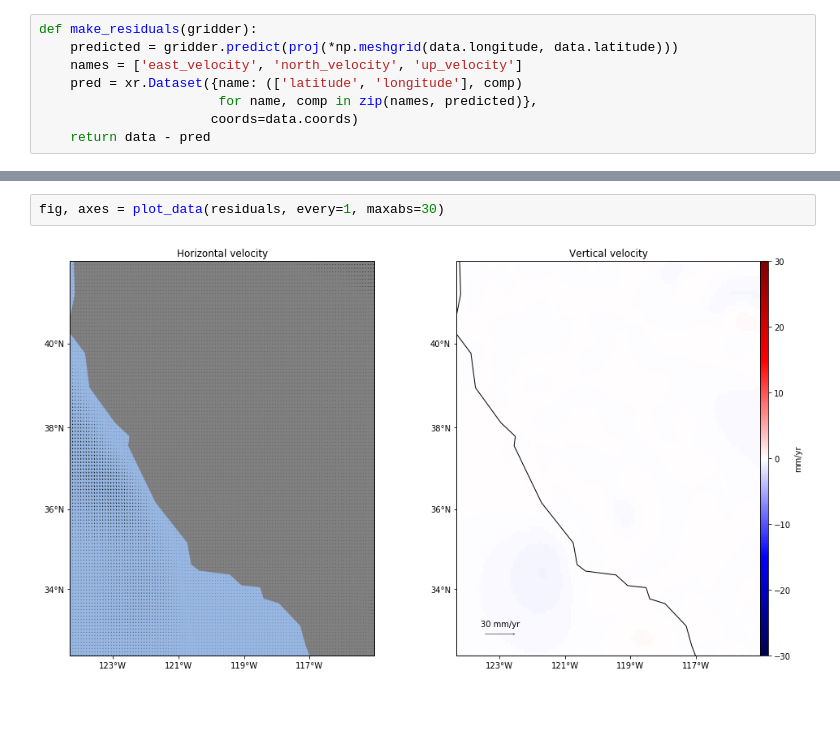
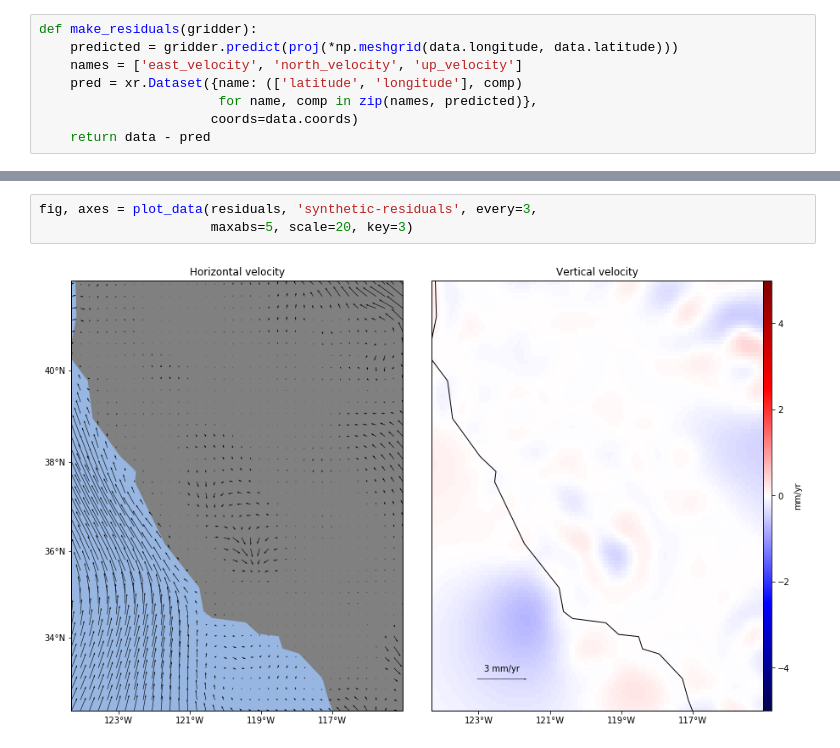
Before and after one commit to leouieda/aogs2018-gps, a Jupyter notebook: code/notebooks/synthetic.ipynb, the cells around one changed output, grey strips where cells are left out. Drawn from its saved outputs; the diff is of its cells as text; blank space fills up the shorter version.

```diff
--- a/code/notebooks/synthetic.ipynb
+++ b/code/notebooks/synthetic.ipynb
@@ -129,4 +129,5 @@ Data variables:
 # %%
-fig, axes = plot_data(residuals, every=1, maxabs=30)
+fig, axes = plot_data(residuals, 'synthetic-residuals', every=3,
+                      maxabs=5, scale=20, key=3)
 # %% [output]
-[figure, old version]
+[figure, new version]
```
Also changed, not shown: parts of 6 cells of this notebook, 6 other files.
